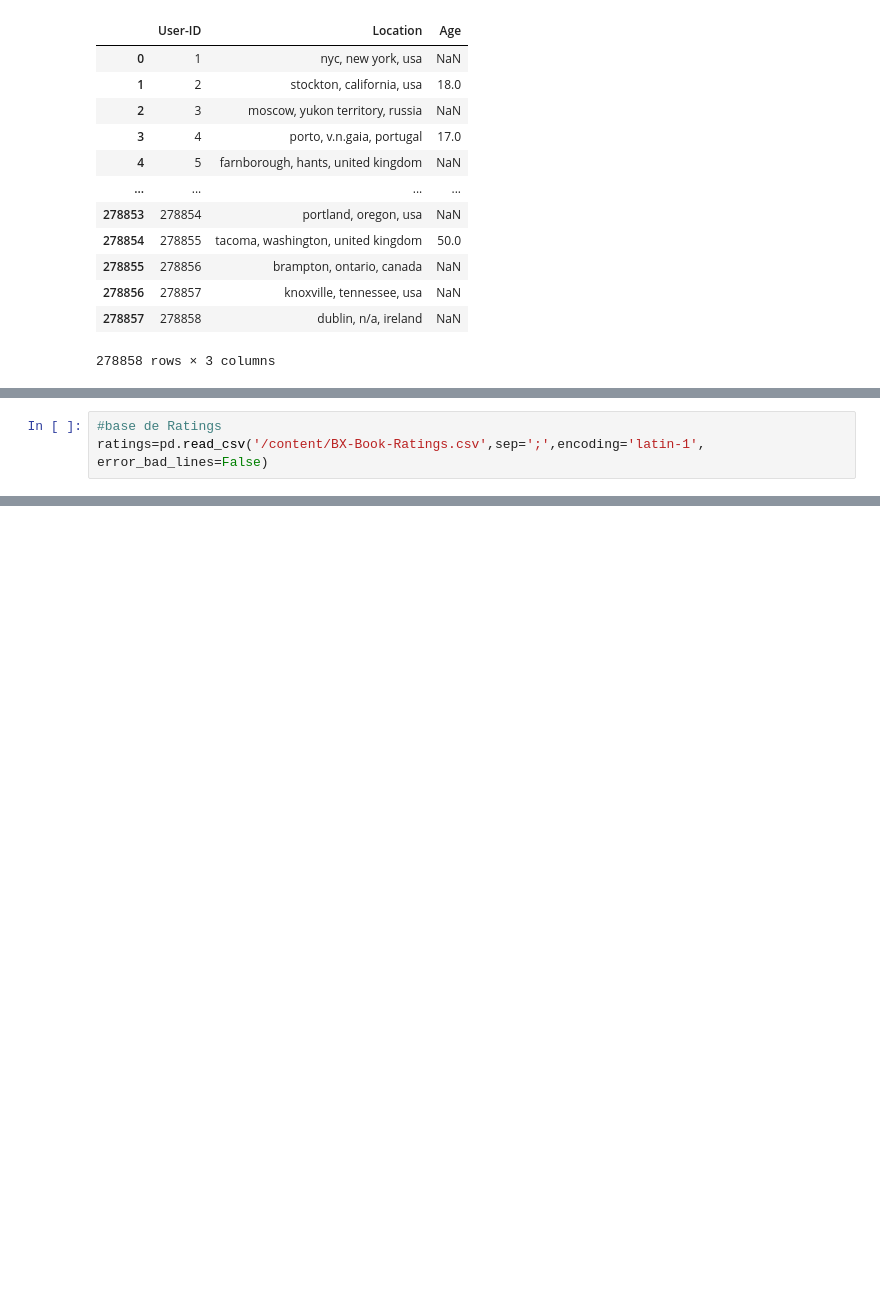
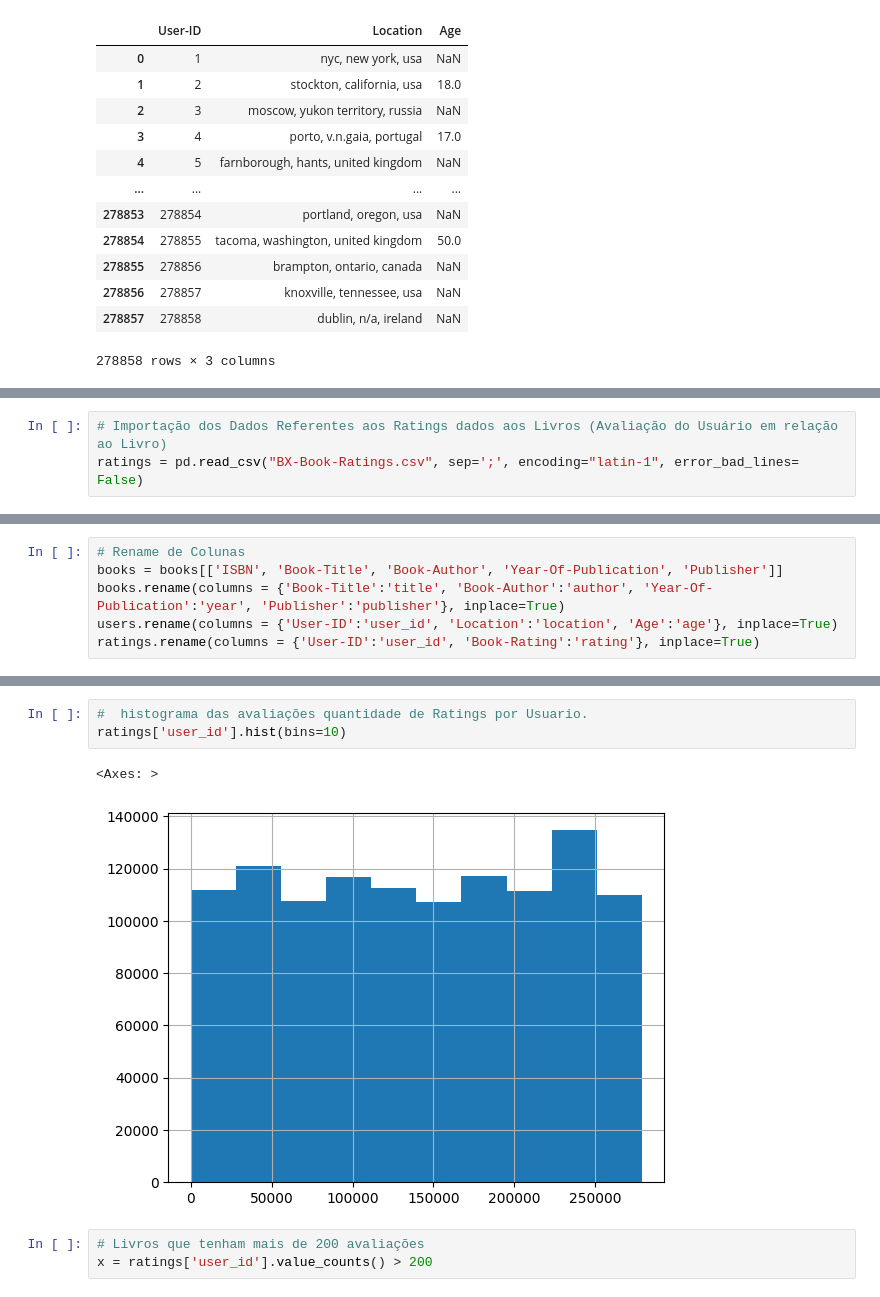
Before and after one commit to Susanati/RecommendationSystem, a Jupyter notebook: Sistema_de_recomendação_de_livros.ipynb, the cells around one changed output, grey strips where cells are left out. Drawn from its saved outputs; the diff is of its cells as text; blank space fills up the shorter version.

```diff
--- a/Sistema_de_recomendação_de_livros.ipynb
+++ b/Sistema_de_recomendação_de_livros.ipynb
@@ -119,4 +87,4 @@ users
 # %%
-#base de Ratings
-ratings=pd.read_csv('/content/BX-Book-Ratings.csv',sep=';',encoding='latin-1', error_bad_lines=False)
+# Importação dos Dados Referentes aos Ratings dados aos Livros (Avaliação do Usuário em relação ao Livro)
+ratings = pd.read_csv("BX-Book-Ratings.csv", sep=';', encoding="latin-1", error_bad_lines= False)
 # %% [output]
@@ -144,0 +105,6 @@ ratings
+# %%
+# Rename de Colunas
+books = books[['ISBN', 'Book-Title', 'Book-Author', 'Year-Of-Publication', 'Publisher']]
+books.rename(columns = {'Book-Title':'title', 'Book-Author':'author', 'Year-Of-Publication':'year', 'Publisher':'publisher'}, inplace=True)
+users.rename(columns = {'User-ID':'user_id', 'Location':'location', 'Age':'age'}, inplace=True)
+ratings.rename(columns = {'User-ID':'user_id', 'Book-Rating':'rating'}, inplace=True)
@@ -144,0 +148,9 @@ ratings
+# %%
+#  histograma das avaliações quantidade de Ratings por Usuario.
+ratings['user_id'].hist(bins=10)
+# %% [output]
+<Axes: >
+[figure, added]
+# %%
+# Livros que tenham mais de 200 avaliações
+x = ratings['user_id'].value_counts() > 200
```
Also changed, not shown: parts of 33 cells of this notebook.
